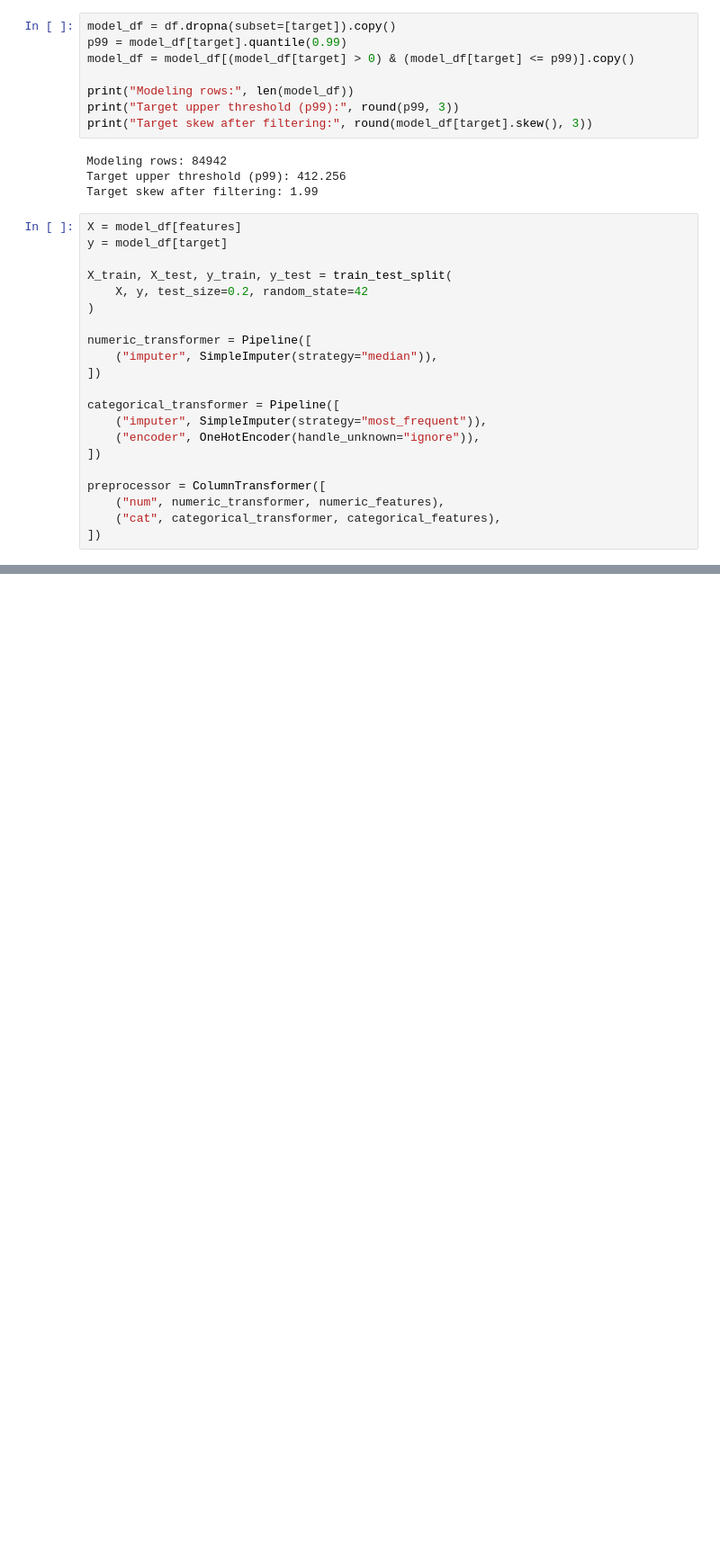
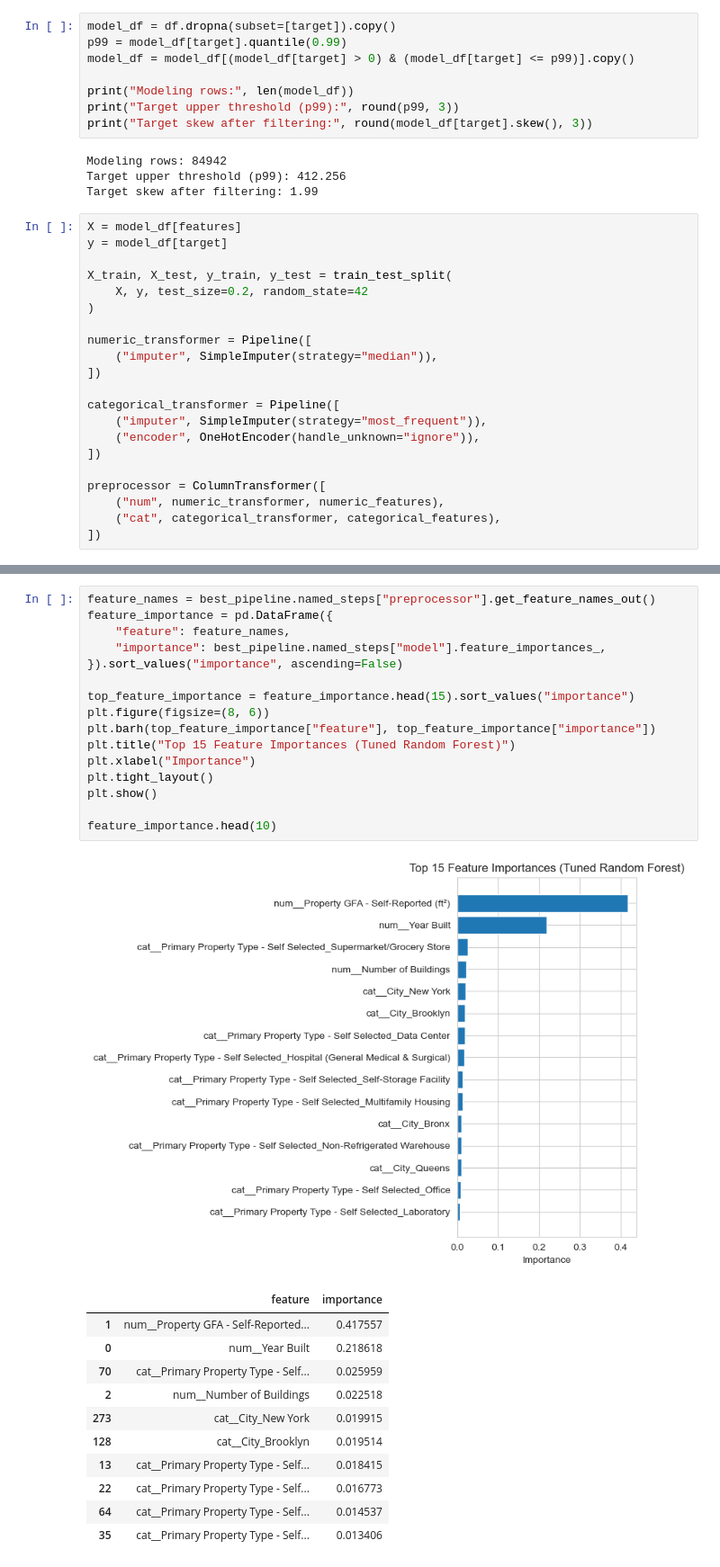
Before and after one commit to Ashley96yy/DATA245_GroupProject, a Jupyter notebook: Yuyao_Personal_EDA_Baseline.ipynb, the cells around one changed output, grey strips where cells are left out. Shown at 90% size. Saved outputs shown, nothing was run; the diff lists cells and outputs as text; blank space fills up the shorter version.

```diff
--- a/Yuyao_Personal_EDA_Baseline.ipynb
+++ b/Yuyao_Personal_EDA_Baseline.ipynb
@@ -325,0 +430,29 @@ plt.show()
+# %%
+feature_names = best_pipeline.named_steps["preprocessor"].get_feature_names_out()
+feature_importance = pd.DataFrame({
+    "feature": feature_names,
+    "importance": best_pipeline.named_steps["model"].feature_importances_,
+}).sort_values("importance", ascending=False)
+
+top_feature_importance = feature_importance.head(15).sort_values("importance")
+plt.figure(figsize=(8, 6))
+plt.barh(top_feature_importance["feature"], top_feature_importance["importance"])
+plt.title("Top 15 Feature Importances (Tuned Random Forest)")
+plt.xlabel("Importance")
+plt.tight_layout()
+plt.show()
+
+feature_importance.head(10)
+# %% [output]
+[figure, added]
+|  | feature | importance |
+| 1 | num__Property GFA - Self-Reported... | 0.417557 |
+| 0 | num__Year Built | 0.218618 |
+| 70 | cat__Primary Property Type - Self... | 0.025959 |
+| 2 | num__Number of Buildings | 0.022518 |
+| 273 | cat__City_New York | 0.019915 |
+| 128 | cat__City_Brooklyn | 0.019514 |
+| 13 | cat__Primary Property Type - Self... | 0.018415 |
+| 22 | cat__Primary Property Type - Self... | 0.016773 |
+| 64 | cat__Primary Property Type - Self... | 0.014537 |
+| 35 | cat__Primary Property Type - Self... | 0.013406 |
```
Also changed, not shown: parts of 27 cells of this notebook.
